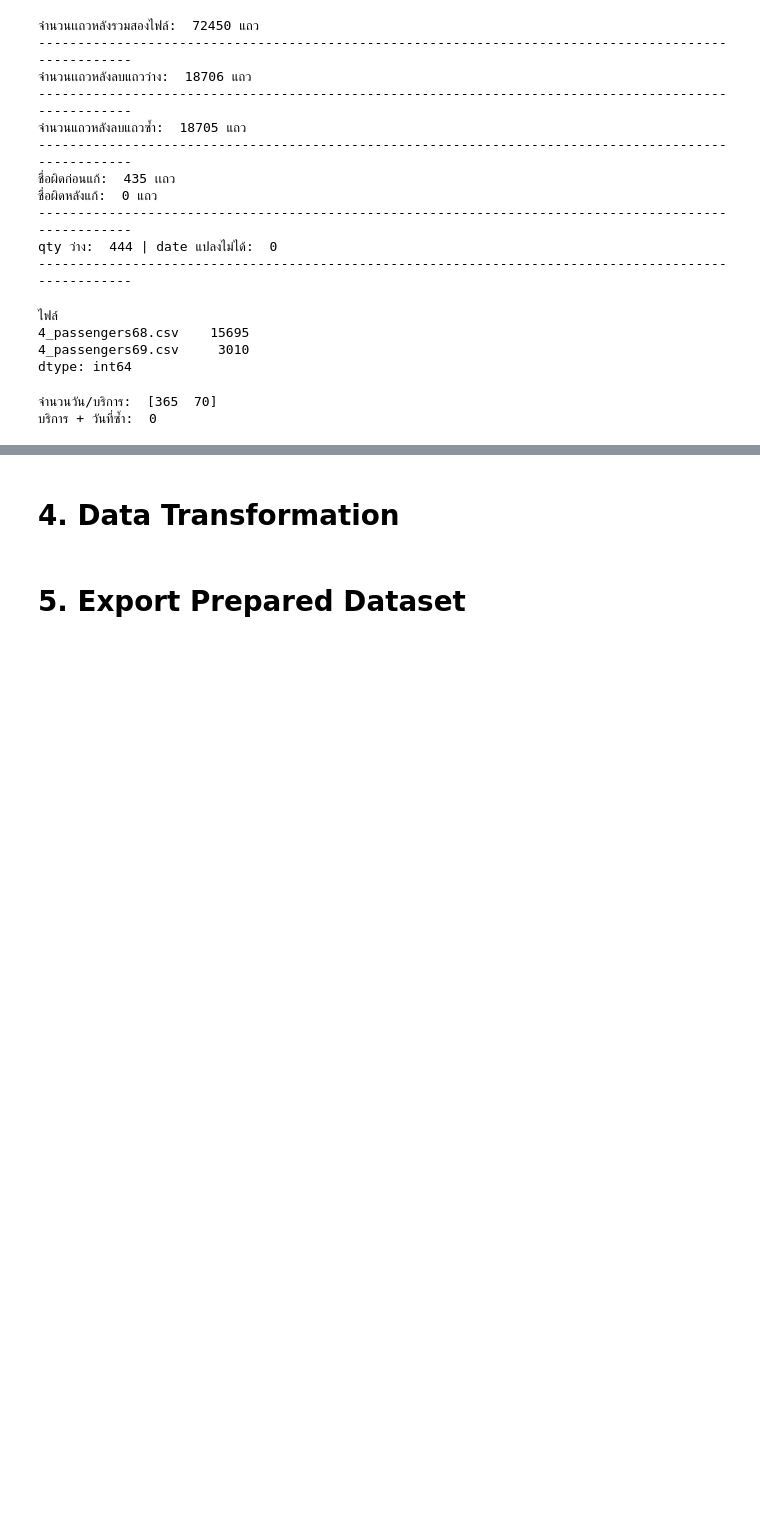
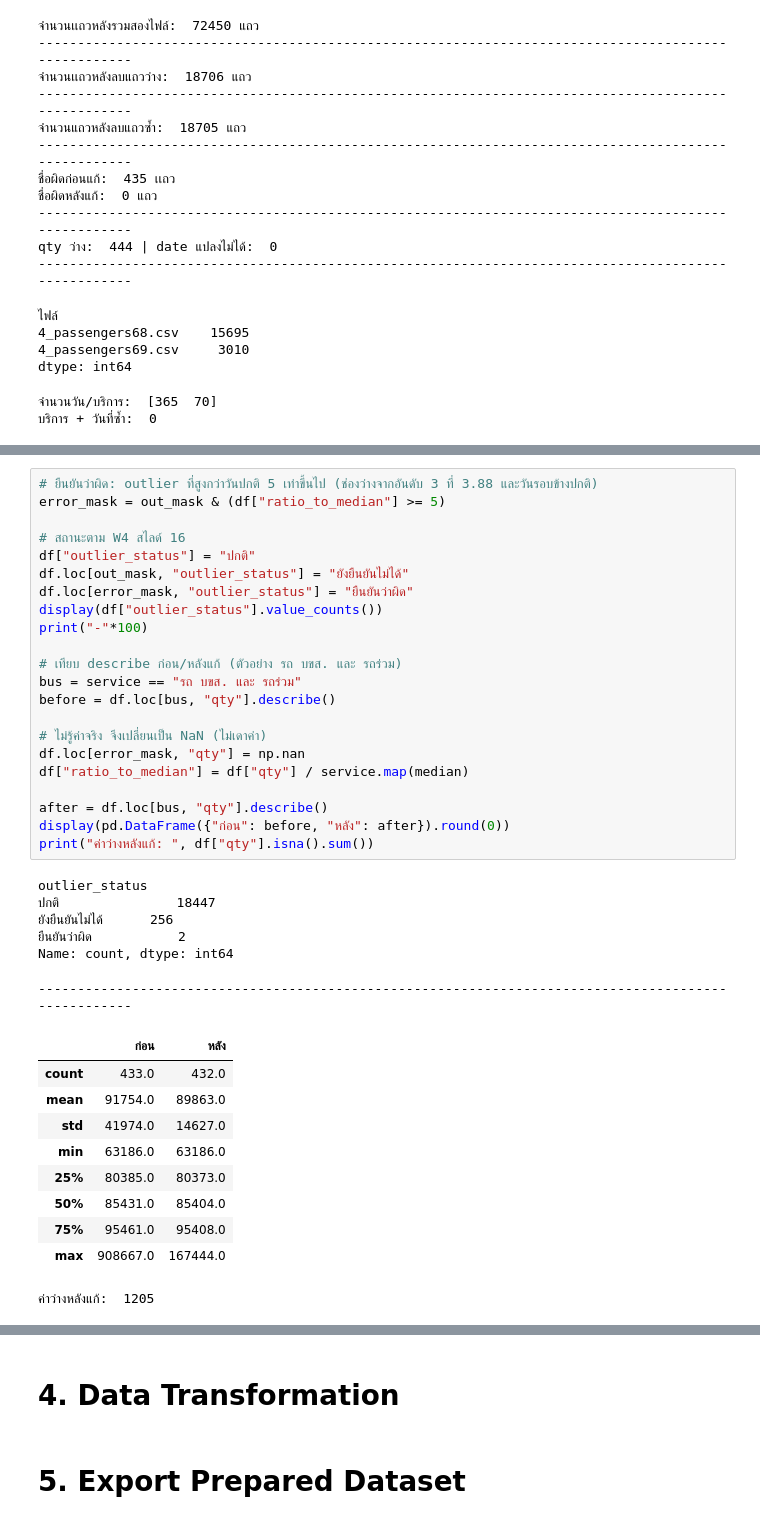
Before and after one commit to teeranai-teer/AIE314-Loading-Brain...-1percent, a Jupyter notebook: notebooks/01_Data_Preparation.ipynb, the cells around one changed output, grey strips where cells are left out. Drawn from its saved outputs; the diff is of its cells as text; blank space fills up the shorter version.

```diff
--- a/notebooks/01_Data_Preparation.ipynb
+++ b/notebooks/01_Data_Preparation.ipynb
@@ -585,0 +694,39 @@ dtype: int64
+# %%
+# ยืนยันว่าผิด: outlier ที่สูงกว่าวันปกติ 5 เท่าขึ้นไป (ช่องว่างจากอันดับ 3 ที่ 3.88 และวันรอบข้างปกติ)
+error_mask = out_mask & (df["ratio_to_median"] >= 5)
+
+# สถานะตาม W4 สไลด์ 16
+df["outlier_status"] = "ปกติ"
+df.loc[out_mask, "outlier_status"] = "ยังยืนยันไม่ได้"
+df.loc[error_mask, "outlier_status"] = "ยืนยันว่าผิด"
+display(df["outlier_status"].value_counts())
+print("-"*100)
+
+# เทียบ describe ก่อน/หลังแก้ (ตัวอย่าง รถ บขส. และ รถร่วม)
+bus = service == "รถ บขส. และ รถร่วม"
+before = df.loc[bus, "qty"].describe()
+
+# ไม่รู้ค่าจริง จึงเปลี่ยนเป็น NaN (ไม่เดาค่า)
+df.loc[error_mask, "qty"] = np.nan
+df["ratio_to_median"] = df["qty"] / service.map(median)
+
+after = df.loc[bus, "qty"].describe()
+display(pd.DataFrame({"ก่อน": before, "หลัง": after}).round(0))
+print("ค่าว่างหลังแก้: ", df["qty"].isna().sum())
+# %% [output]
+outlier_status
+ปกติ               18447
+ยังยืนยันไม่ได้      256
+ยืนยันว่าผิด           2
+Name: count, dtype: int64
+----------------------------------------------------------------------------------------------------
+|  | ก่อน | หลัง |
+| count | 433.0 | 432.0 |
+| mean | 91754.0 | 89863.0 |
+| std | 41974.0 | 14627.0 |
+| min | 63186.0 | 63186.0 |
+| 25% | 80385.0 | 80373.0 |
+| 50% | 85431.0 | 85404.0 |
+| 75% | 95461.0 | 95408.0 |
+| max | 908667.0 | 167444.0 |
+ค่าว่างหลังแก้:  1205
```
Also changed, not shown: parts of 14 cells of this notebook.
